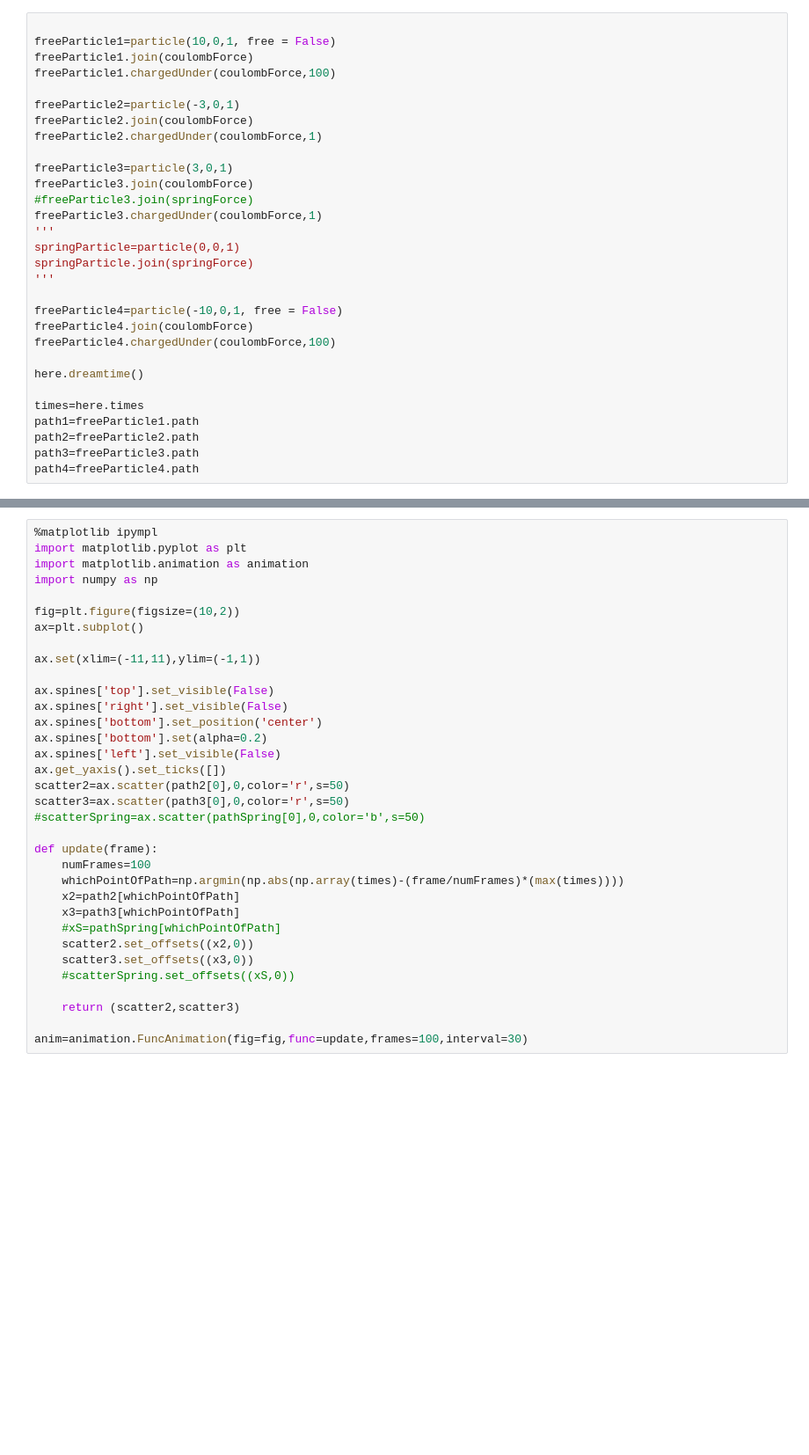
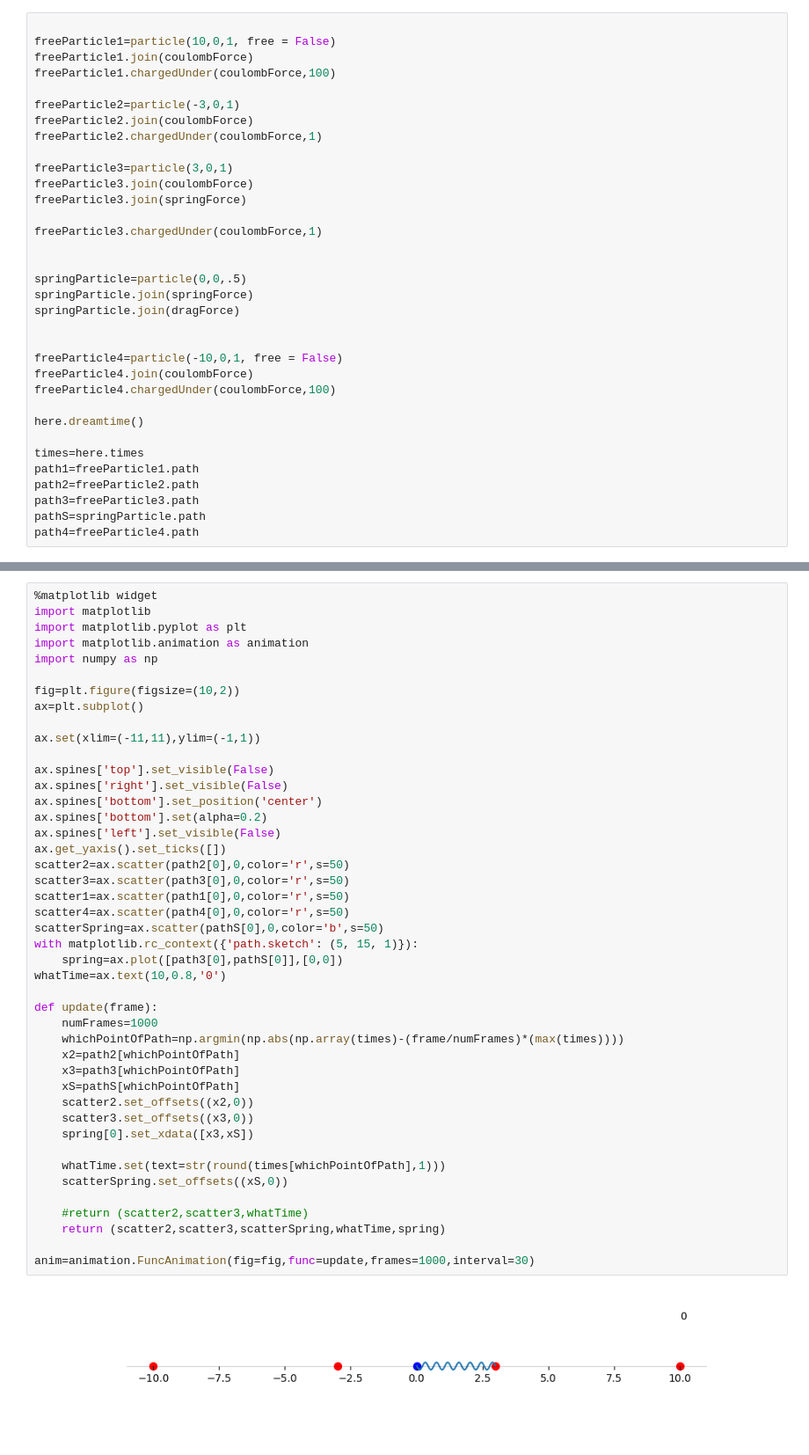
Before and after one commit to FriedRiceHero/dreamtime, a Jupyter notebook: dreamtime.ipynb, the cells around one changed output, grey strips where cells are left out. Shown at 88% size. Cells and saved outputs as stored; diff of their text form; blank space fills up the shorter version.

```diff
--- a/dreamtime.ipynb
+++ b/dreamtime.ipynb
@@ -64,12 +75,15 @@ freeParticle2.chargedUnder(coulombForce,1)
 
 freeParticle3=particle(3,0,1)
 freeParticle3.join(coulombForce)
-#freeParticle3.join(springForce)
+freeParticle3.join(springForce)
+
 freeParticle3.chargedUnder(coulombForce,1)
-'''
-springParticle=particle(0,0,1)
+
+
+springParticle=particle(0,0,.5)
 springParticle.join(springForce)
-'''
+springParticle.join(dragForce)
+
 
 freeParticle4=particle(-10,0,1, free = False)
 freeParticle4.join(coulombForce)
@@ -81,4 +95,5 @@ times=here.times
 path1=freeParticle1.path
 path2=freeParticle2.path
 path3=freeParticle3.path
+pathS=springParticle.path
 path4=freeParticle4.path
@@ -96,34 +117,46 @@ len(times)
 # %%
-%matplotlib ipympl
+%matplotlib widget
+import matplotlib
 import matplotlib.pyplot as plt
 import matplotlib.animation as animation
 import numpy as np
 
 fig=plt.figure(figsize=(10,2))
 ax=plt.subplot()
 
 ax.set(xlim=(-11,11),ylim=(-1,1))
 
 ax.spines['top'].set_visible(False)
 ax.spines['right'].set_visible(False)
 ax.spines['bottom'].set_position('center')
 ax.spines['bottom'].set(alpha=0.2)
 ax.spines['left'].set_visible(False)
 ax.get_yaxis().set_ticks([])
 scatter2=ax.scatter(path2[0],0,color='r',s=50)
 scatter3=ax.scatter(path3[0],0,color='r',s=50)
-#scatterSpring=ax.scatter(pathSpring[0],0,color='b',s=50)
+scatter1=ax.scatter(path1[0],0,color='r',s=50)
+scatter4=ax.scatter(path4[0],0,color='r',s=50)
+scatterSpring=ax.scatter(pathS[0],0,color='b',s=50)
+with matplotlib.rc_context({'path.sketch': (5, 15, 1)}):
+    spring=ax.plot([path3[0],pathS[0]],[0,0])
+whatTime=ax.text(10,0.8,'0')
 
 def update(frame):
-    numFrames=100
+    numFrames=1000
     whichPointOfPath=np.argmin(np.abs(np.array(times)-(frame/numFrames)*(max(times))))
     x2=path2[whichPointOfPath]
     x3=path3[whichPointOfPath]
-    #xS=pathSpring[whichPointOfPath]
+    xS=pathS[whichPointOfPath]
     scatter2.set_offsets((x2,0))
     scatter3.set_offsets((x3,0))
-    #scatterSpring.set_offsets((xS,0))
+    spring[0].set_xdata([x3,xS])
 
-    return (scatter2,scatter3)
+    whatTime.set(text=str(round(times[whichPointOfPath],1)))
+    scatterSpring.set_offsets((xS,0))
 
-anim=animation.FuncAnimation(fig=fig,func=update,frames=100,interval=30)
+    #return (scatter2,scatter3,whatTime)
+    return (scatter2,scatter3,scatterSpring,whatTime,spring)
+
+anim=animation.FuncAnimation(fig=fig,func=update,frames=1000,interval=30)
+# %% [output]
+[figure, added]
```
Also changed, not shown: parts of 4 cells of this notebook.
